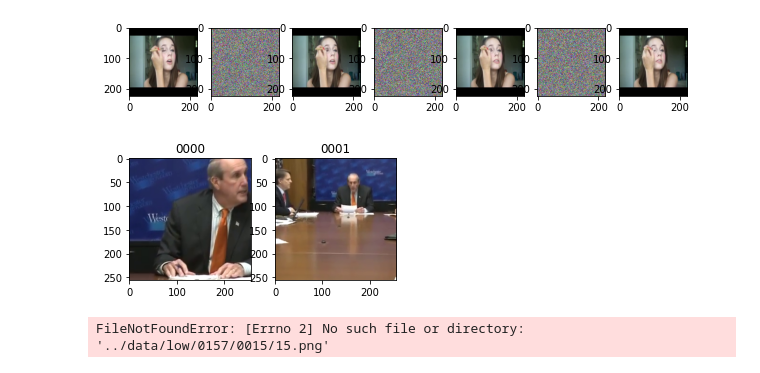
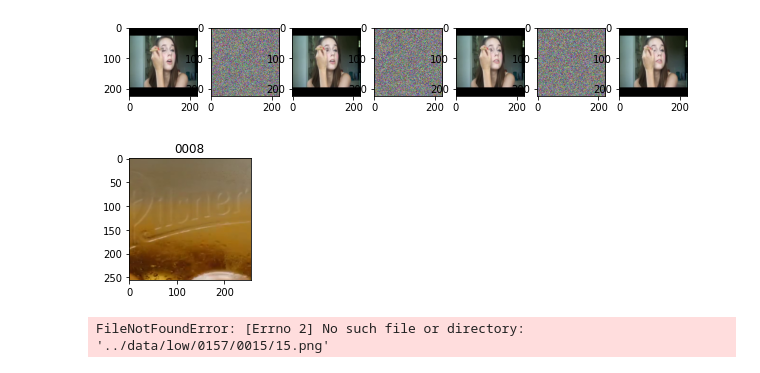
Before and after one commit to Tzu-Ti/multi-interpolation-pytorch, a Jupyter notebook: Untitled.ipynb, the cells around one changed output. Cells and saved outputs as stored; diff of their text form; code cells hidden in the pictures.

```diff
--- a/Untitled.ipynb
+++ b/Untitled.ipynb
@@ -123,20 +123,20 @@ shutil.rmtree("../data/vimeo90K_Done/3275/0040")
 import os
 import matplotlib.pyplot as plt
 # %%
-path = '../data/vimeo90K_Done/0086'
+path = '../data/vimeo90K_Done/0200'
 plt.figure(figsize=(10, 5))
 for i in range(8):
-    t = 0
+    t = 8
     ipath = os.path.join(path, "000{}".format(i+t), '1.png')
     try:
         img = plt.imread(ipath)
     except:
         continue
     plt.subplot(2, 4, i+1)
     plt.title("000{}".format(i+t))
     plt.imshow(img)
 # %% [output]
-[figure, old version]
+[figure, new version]
 # %%
 path = '../data/low/0157/0015'
 plt.figure(figsize=(10, 10))
```
Also changed, not shown: 3 other files.
